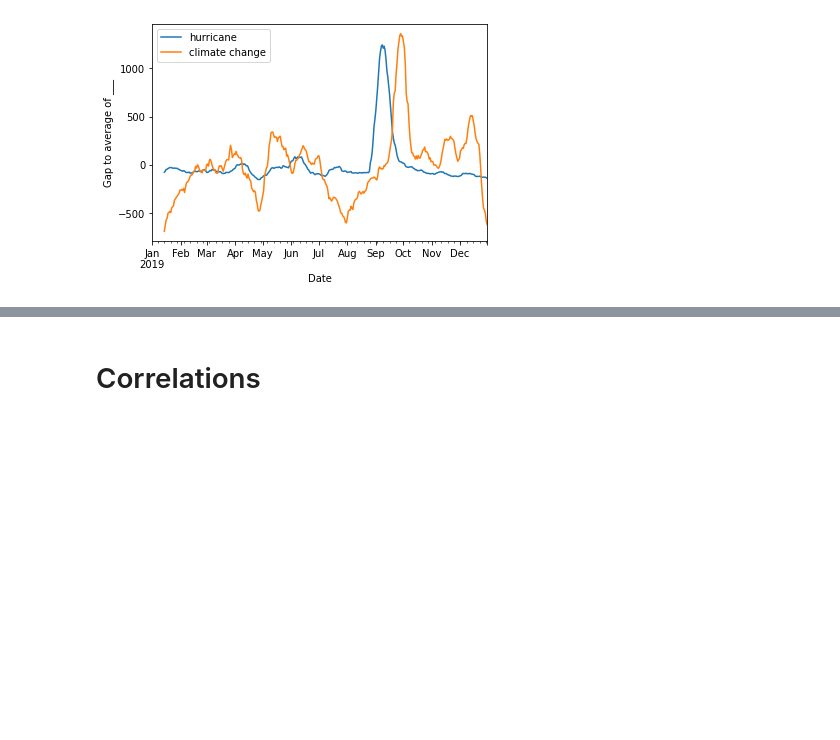
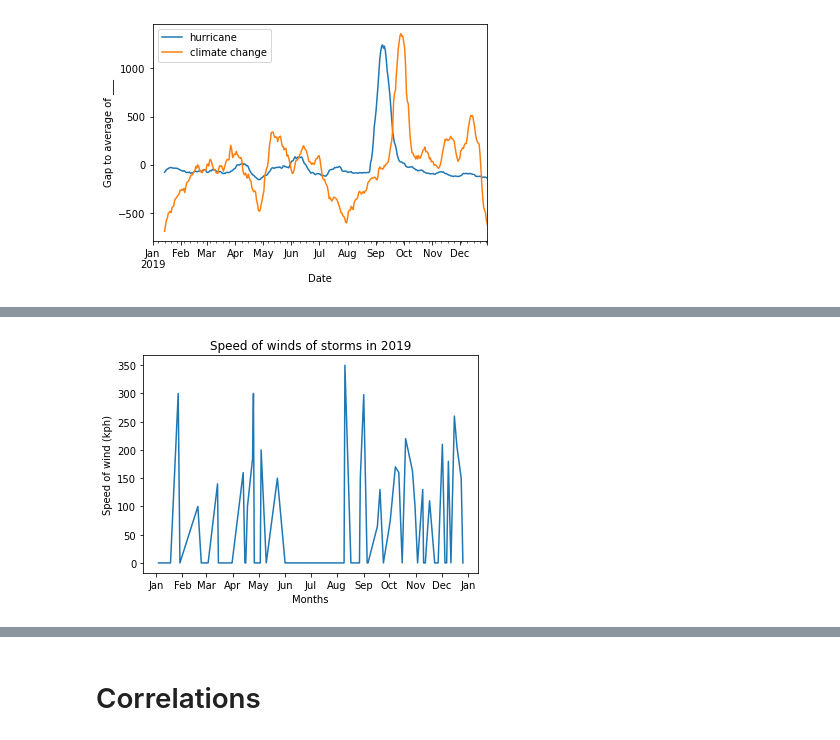
Before and after one commit to epfl-ada/ada-2021-project-data-alchemy, a Jupyter notebook: process.ipynb, the cells around one changed output, grey strips where cells are left out. Cells and saved outputs as stored; diff of their text form; code cells hidden in the pictures; blank space fills up the shorter version.

Commit message:
Update both (emdat + process) notebooks with plots

```diff
--- a/process.ipynb
+++ b/process.ipynb
@@ -136,0 +171,31 @@ ax_roll.legend([keyword for keyword in dict_df], loc = 'upper left')
+# %%
+df_2019.set_index(['StartDate'],inplace=True)
+# %%
+# Some disasters have same StartDate so we group them together and sum the desired column (next step)
+grouped_2019 = df_2019.groupby(['StartDate'])
+# %%
+grouped_magnitude = grouped_2019['Magnitude'].sum()
+grouped_damages = grouped_2019['Damages'].sum()
+# %%
+# Comvert (string) dates to datetime dates for plotting
+dates_mag = [pd.to_datetime(d) for d in grouped_magnitude.index]
+values_mag = grouped_magnitude.values
+
+dates_dam = [pd.to_datetime(d) for d in grouped_damages.index]
+values_dam = grouped_damages.values
+# %%
+# Set the locator
+locator = mdates.MonthLocator()  # every month
+# Specify the format - %b gives us Jan, Feb...
+fmt = mdates.DateFormatter('%b')
+
+plt.xlabel('Months')
+plt.ylabel('Speed of wind (kph)')
+plt.title('Speed of winds of storms in 2019')
+plt.plot(dates_mag, values_mag)
+X = plt.gca().xaxis
+X.set_major_locator(locator)
+X.set_major_formatter(fmt)
+plt.show()
+# %% [output]
+[figure, added]
```
Also changed, not shown: parts of 7 cells of this notebook.
